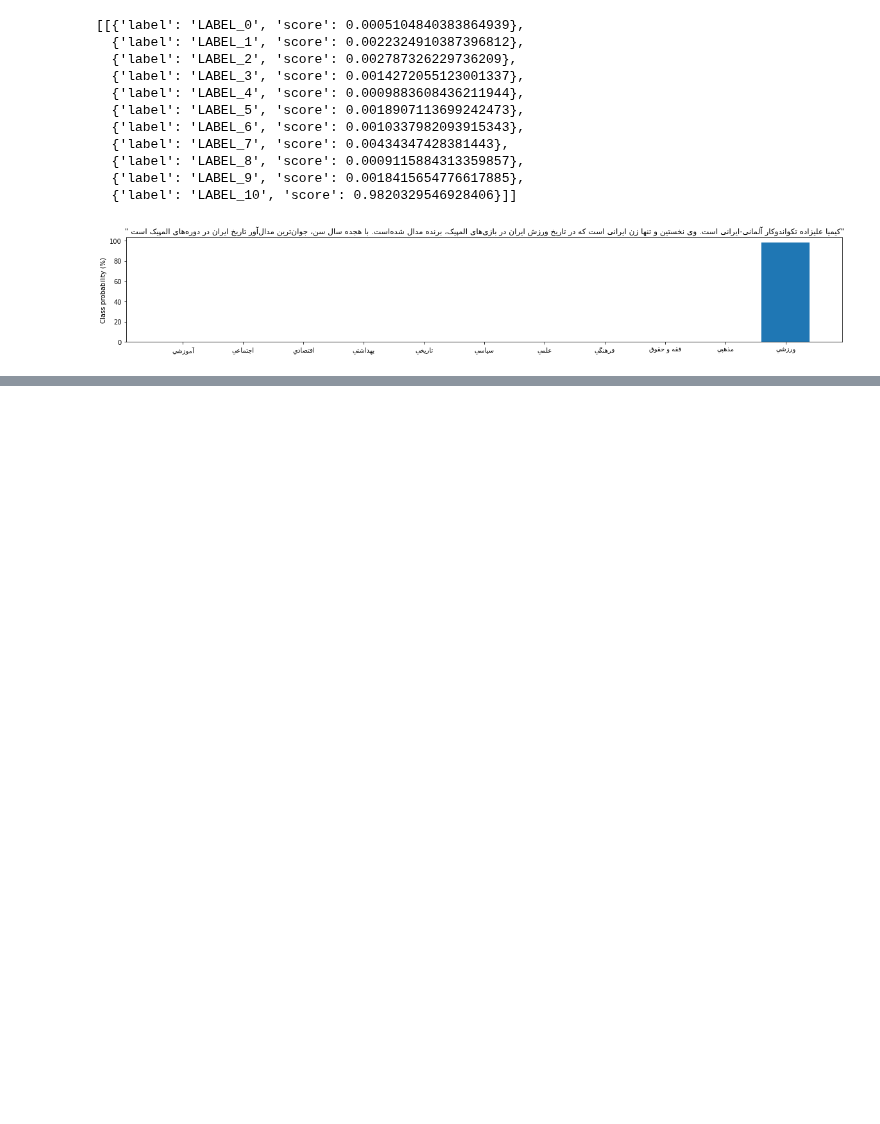
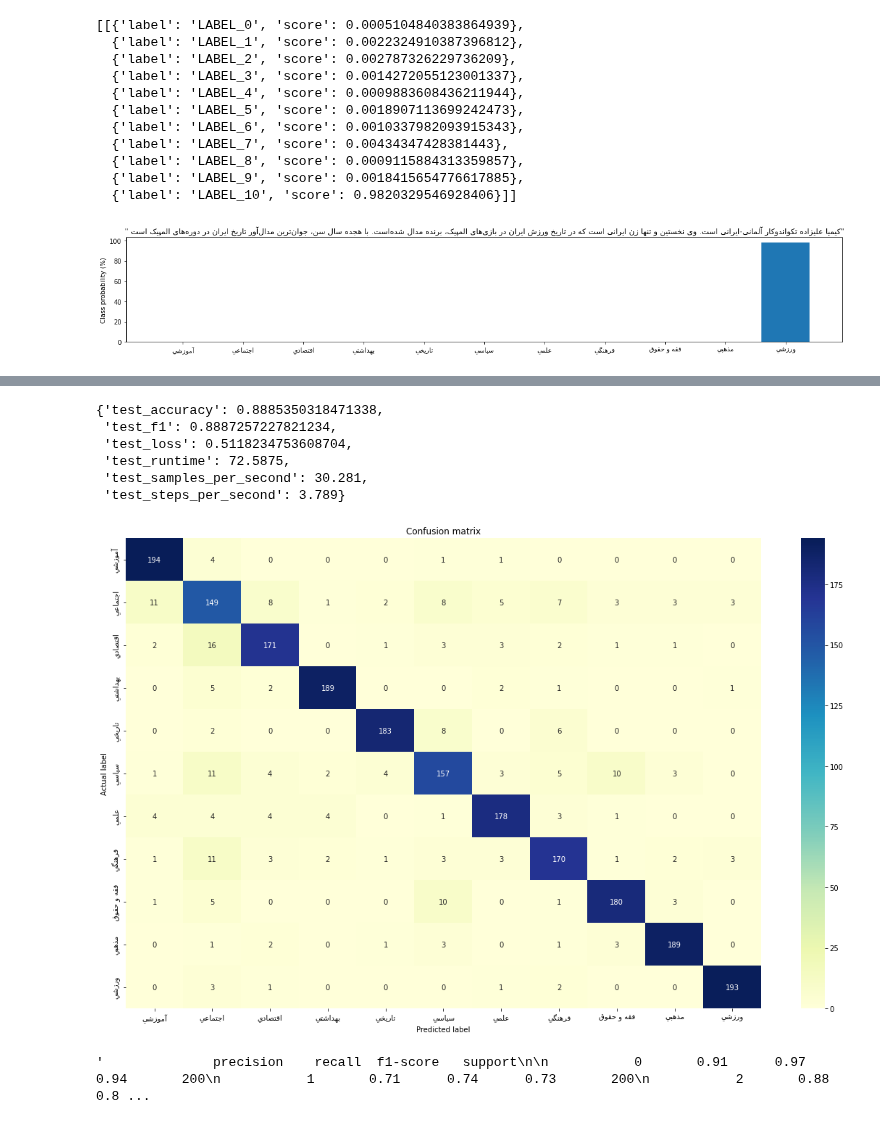
Before and after one commit to ZahraDehghani99/Natural-Language-Processing, a Jupyter notebook: HW5/text_classification_with_transformers.ipynb, the cells around one changed output, grey strips where cells are left out. Drawn from its saved outputs; the diff is of its cells as text; code cells hidden in the pictures; blank space fills up the shorter version.

```diff
--- a/HW5/text_classification_with_transformers.ipynb
+++ b/HW5/text_classification_with_transformers.ipynb
@@ -649,0 +800,2 @@ plt.show()
+# %%
+preds_output_test = trainer.predict(dataset_encoded["test"])
@@ -649,0 +804,20 @@ plt.show()
+# %%
+preds_output_test.metrics
+# %% [output]
+{'test_accuracy': 0.8885350318471338,
+ 'test_f1': 0.8887257227821234,
+ 'test_loss': 0.5118234753608704,
+ 'test_runtime': 72.5875,
+ 'test_samples_per_second': 30.281,
+ 'test_steps_per_second': 3.789}
+# %%
+y_test = np.array(dataset_encoded["test"]["label"])
+y_preds_test = np.argmax(preds_output_test.predictions, axis=1)
+# %%
+confusion_matrix(y_test, y_preds_test)
+# %% [output]
+[figure, added]
+# %%
+classification_report(y_test, y_preds_test)
+# %% [output]
+'              precision    recall  f1-score   support\n\n           0       0.91      0.97      0.94       200\n           1       0.71      0.74      0.73       200\n           2       0.88      0.8 ...
```
Also changed, not shown: parts of 79 cells of this notebook.
